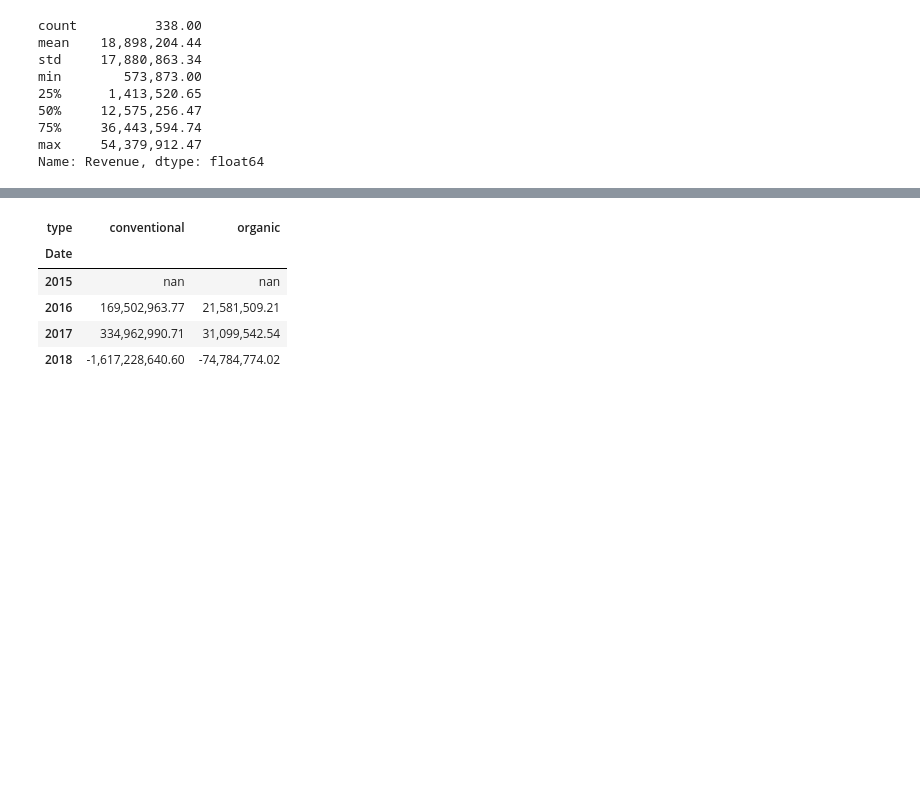
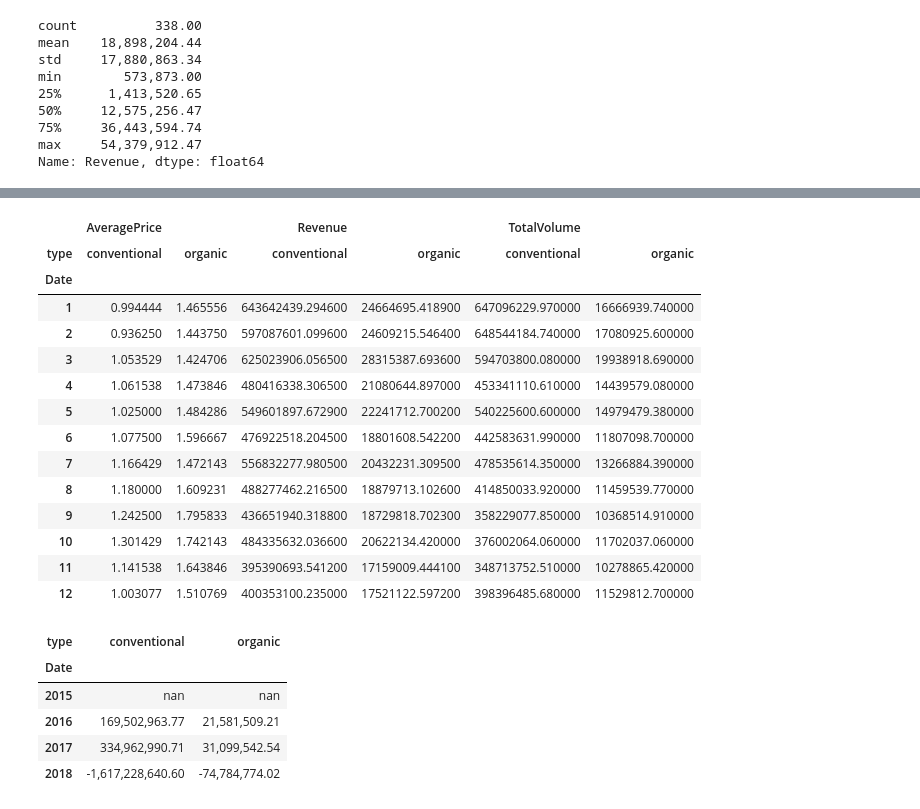
Before and after one commit to matthewmturner/Practice, a Jupyter notebook: Data Analysis/Avocado Analysis.ipynb, the cells around one changed output, grey strips where cells are left out. Cells and saved outputs as stored; diff of their text form; code cells hidden in the pictures; blank space fills up the shorter version.

```diff
--- a/Data Analysis/Avocado Analysis.ipynb
+++ b/Data Analysis/Avocado Analysis.ipynb
@@ -313,3 +337,29 @@ df_rev_by_year
+# %%
+df_rev_by_year = pd.pivot_table(df_avo_total,
+                                index=df_avo_total.Date.dt.month,
+                                columns='type',
+                                values=['TotalVolume', 'Revenue', 'AveragePrice'],
+                                aggfunc={'TotalVolume': 'sum',
+                                        'Revenue': 'sum',
+                                        'AveragePrice': 'mean'})
+
+df_rev_by_year.style.background_gradient(cmap=cm_blue_red)
+# %% [output]
+|  | AveragePrice |  | Revenue |  | TotalVolume |  |
+| type | conventional | organic | conventional | organic | conventional | organic |
+| Date |  |  |  |  |  |  |
+| 1 | 0.994444 | 1.465556 | 643642439.294600 | 24664695.418900 | 647096229.970000 | 16666939.740000 |
+| 2 | 0.936250 | 1.443750 | 597087601.099600 | 24609215.546400 | 648544184.740000 | 17080925.600000 |
+| 3 | 1.053529 | 1.424706 | 625023906.056500 | 28315387.693600 | 594703800.080000 | 19938918.690000 |
+| 4 | 1.061538 | 1.473846 | 480416338.306500 | 21080644.897000 | 453341110.610000 | 14439579.080000 |
+| 5 | 1.025000 | 1.484286 | 549601897.672900 | 22241712.700200 | 540225600.600000 | 14979479.380000 |
+| 6 | 1.077500 | 1.596667 | 476922518.204500 | 18801608.542200 | 442583631.990000 | 11807098.700000 |
+| 7 | 1.166429 | 1.472143 | 556832277.980500 | 20432231.309500 | 478535614.350000 | 13266884.390000 |
+| 8 | 1.180000 | 1.609231 | 488277462.216500 | 18879713.102600 | 414850033.920000 | 11459539.770000 |
+| 9 | 1.242500 | 1.795833 | 436651940.318800 | 18729818.702300 | 358229077.850000 | 10368514.910000 |
+| 10 | 1.301429 | 1.742143 | 484335632.036600 | 20622134.420000 | 376002064.060000 | 11702037.060000 |
+| 11 | 1.141538 | 1.643846 | 395390693.541200 | 17159009.444100 | 348713752.510000 | 10278865.420000 |
+| 12 | 1.003077 | 1.510769 | 400353100.235000 | 17521122.597200 | 398396485.680000 | 11529812.700000 |
 # %%
 df_rev_diff_by_year = pd.pivot_table(df_avo_total,
                                      index=df_avo_total.Date.dt.year,
```
Also changed, not shown: parts of 4 cells of this notebook.
